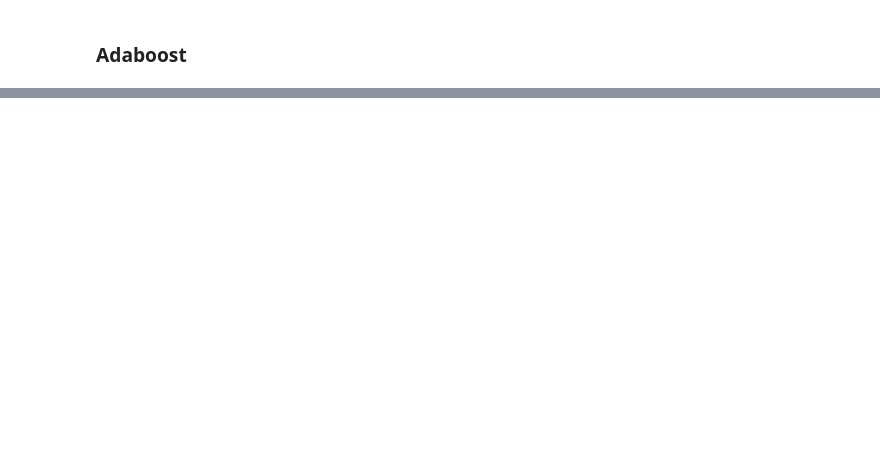
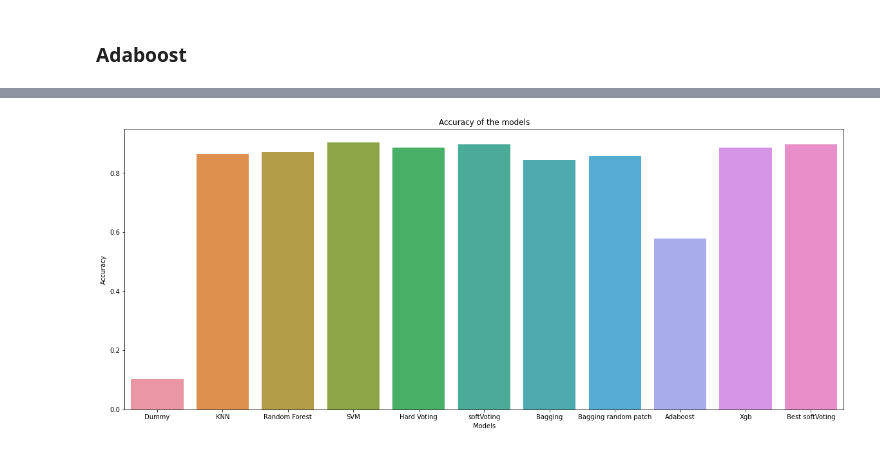
Before and after one commit to BabyBlue555/firstYear_semB_project, a Jupyter notebook: fashion_mnist.ipynb, the cells around one changed output, grey strips where cells are left out. Saved outputs shown, nothing was run; the diff lists cells and outputs as text; code cells hidden in the pictures; blank space fills up the shorter version.

```diff
--- a/fashion_mnist.ipynb
+++ b/fashion_mnist.ipynb
@@ -343,6 +568,4 @@ pip install xgboost
 # %%
-import xgboost
-from xgboost import XGBClassifier
 xgb=xgboost.XGBClassifier(n_estimators=200,eval_metric='mlogloss')
 xgb.fit(X_train_reduced,y_train)
-xgb_p=xgb.predict(X_test_reduced)
+y_pred = xgb.predict(X_test_reduced)
@@ -351,0 +572,3 @@ xgb_score
+# %%
+accuracy_xgb = accuracy_score(y_test, y_pred)
+accuracy_xgb
@@ -352,7 +598,10 @@ xgb_score
 # %%
-xgb=xgboost.XGBClassifier(n_estimators=200,eval_metric='mlogloss')
-rand_forest= RandomForestClassifier(n_estimators=300, n_jobs=-1, random_state=0)
-knn = KNeighborsClassifier(n_neighbors=5)
-voting_clf = VotingClassifier(estimators = [('xg', xgb), ('rf', rand_forest), ('kn', knn)], voting = 'soft')
+xgb = xgboost.XGBClassifier(n_estimators=300,eval_metric='mlogloss')
+knn = KNeighborsClassifier(n_neighbors=8)
+rand_forest= RandomForestClassifier(n_estimators=300, n_jobs=-1, random_state=0, criterion = 'gini',
+                                   max_features = 'auto')
+svm_model = svm.SVC(C = 7, gamma = 0.025, kernel = 'rbf',probability = True)
+
+voting_clf = VotingClassifier(estimators = [('xg', xgb), ('rf', rand_forest), ('kn', knn), ('sv', svm_model)], voting = 'soft')
 # %%
 voting_clf.fit(X_train_reduced, y_train)
@@ -359,4 +626,4 @@ voting_clf.fit(X_train_reduced, y_train)
 # %%
 y_pred = voting_clf.predict(X_test_reduced)
-voting_score = accuracy_score(y_test, y_pred)
-voting_score
+acuuracy_softVoting_best = accuracy_score(y_test, y_pred)
+acuuracy_softVoting_best
@@ -371,0 +705,13 @@ voting_score
+# %%
+accArr = [accuracy_dummy, accuracy_knn, accuracy_rand_forest, accuracy_svm, accuracy_hardVoting, accuracy_softVoting,
+          accuracy_bagging,accuracy_bagging_random, accuracy_adaboost, accuracy_xgb, acuuracy_softVoting_best,
+                ]
+fig = plt.figure(figsize=(20,8))
+labels = ['Dummy','KNN', 'Random Forest','SVM','Hard Voting', 'softVoting','Bagging','Bagging random patch', 'Adaboost'
+         , 'Xgb', 'Best softVoting']
+sns.barplot(x=labels, y=accArr)
+plt.ylabel('Accuracy')
+plt.xlabel('Models')
+plt.title('Accuracy of the models');
+# %% [output]
+[figure, added]
```
Also changed, not shown: parts of 84 cells of this notebook.
